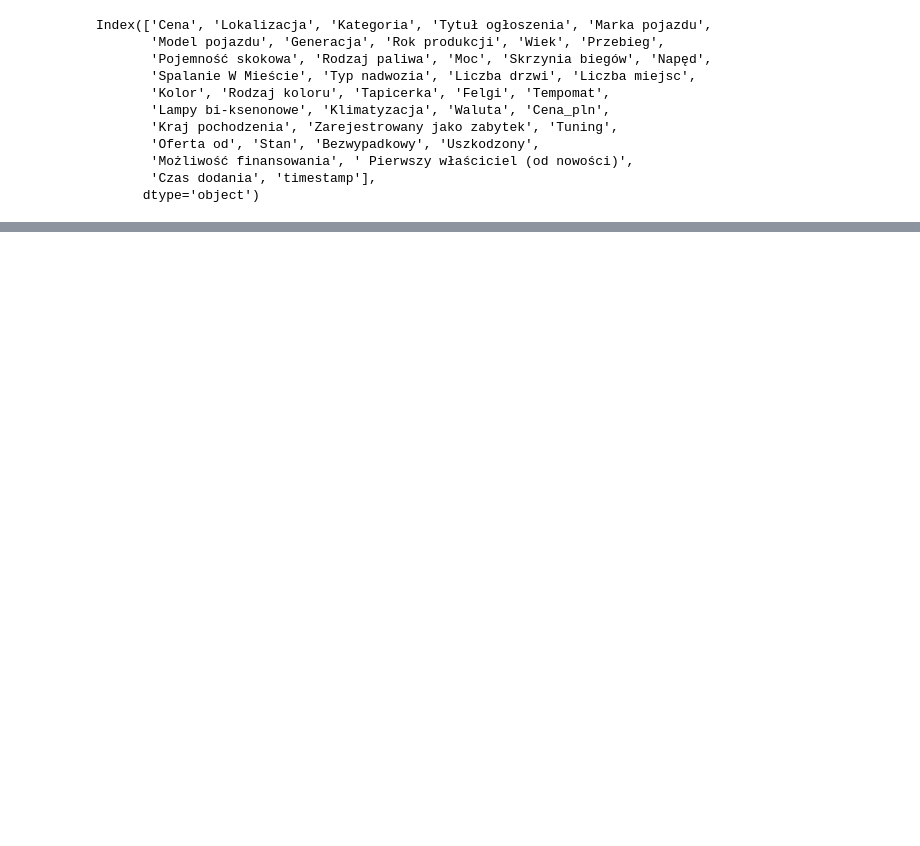
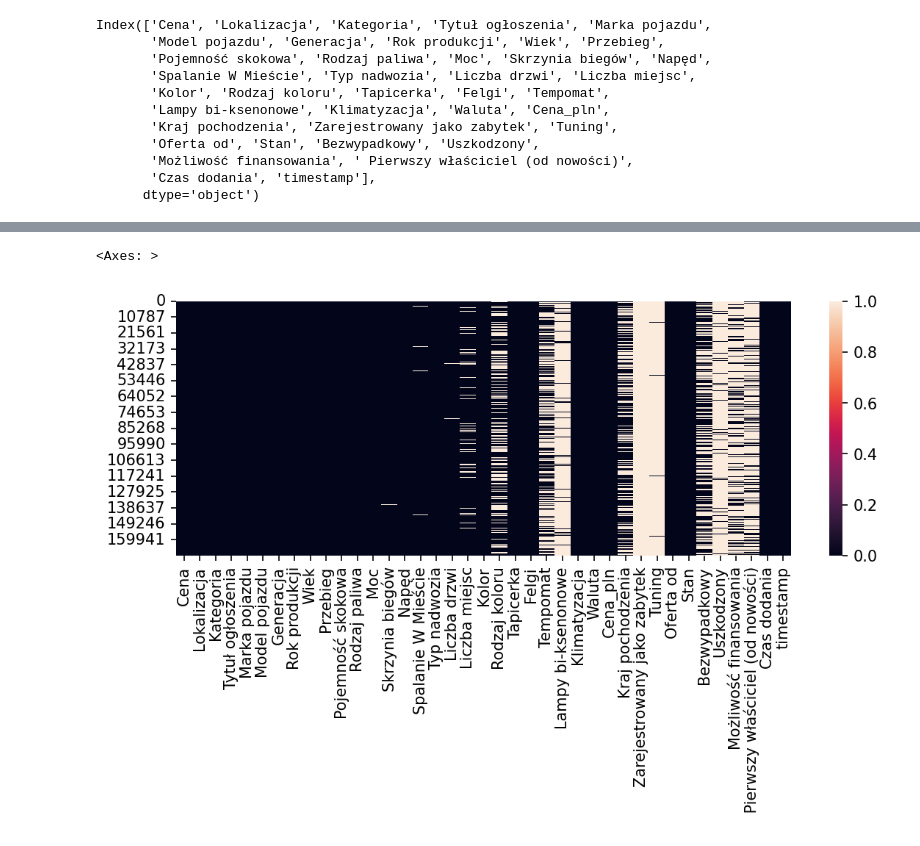
Before and after one commit to KacperChmura1/Engineer-s, a Jupyter notebook: DataPreparation.ipynb, the cells around one changed output, grey strips where cells are left out. Saved outputs shown, nothing was run; the diff lists cells and outputs as text; code cells hidden in the pictures; blank space fills up the shorter version.

Commit message:
Imputation of missing data in the column Spalanie w miescie based on the column Pojemnosc skokowa

```diff
--- a/DataPreparation.ipynb
+++ b/DataPreparation.ipynb
@@ -90,5 +90,3 @@ sns.heatmap(df2.isnull())
 # %% [output]
 <Axes: >
 [figure]
-# %%
-df2["Pojemność skokowa"] = df2[(df2["Rodzaj paliwa"] == "Elektryczny") & pd.isna(df2["Pojemność skokowa"])]["Pojemność skokowa"] = 0
@@ -95,3 +108,5 @@ df2["Pojemność skokowa"] = df2[(df2["Rodzaj paliwa"] == "Elektryczny") & pd.is
+# %%
+df2.loc[(df2["Rodzaj paliwa"] == "Elektryczny") & (pd.isna(df2["Pojemność skokowa"])), "Pojemność skokowa"] = 0
 # %%
 plt.figure(figsize=(9, 3), dpi=150)
 sns.heatmap(df2.isnull())
@@ -287,0 +320,15 @@ Index(['Cena', 'Lokalizacja', 'Kategoria', 'Tytuł ogłoszenia', 'Marka pojazdu'
+# %%
+import pandas as pd
+
+# Grupowanie po wartościach w kolumnie "Pojemność skokowa" i obliczenie średniego "Spalania w mieście"
+srednie_spalanie = df2.groupby('Pojemność skokowa')['Spalanie W Mieście'].mean()
+
+# Uzyskanie listy indeksów brakujących wartości w kolumnie "Spalanie w mieście"
+indeksy_brakujace = df2[df2['Spalanie W Mieście'].isnull()].index
+
+# Iteracja przez indeksy brakujące i uzupełnienie ich na podstawie obliczonych średnich
+for indeks in indeksy_brakujace:
+    pojemnosc_skokowa = df2.at[indeks, 'Pojemność skokowa']
+    if pojemnosc_skokowa in srednie_spalanie:
+        srednia = srednie_spalanie[pojemnosc_skokowa]
+        df2.at[indeks, 'Spalanie W Mieście'] = srednia
@@ -287,0 +353,6 @@ Index(['Cena', 'Lokalizacja', 'Kategoria', 'Tytuł ogłoszenia', 'Marka pojazdu'
+# %%
+plt.figure(figsize=(9, 3), dpi=150)
+sns.heatmap(df2.isnull())
+# %% [output]
+<Axes: >
+[figure, added]
```
Also changed, not shown: parts of 9 cells of this notebook.
